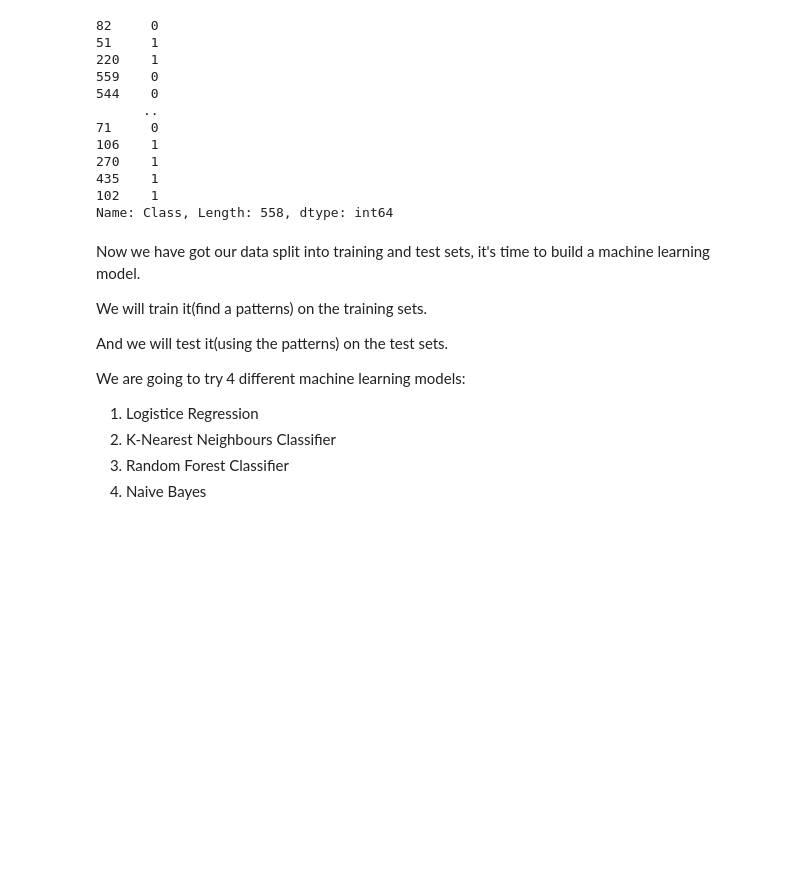
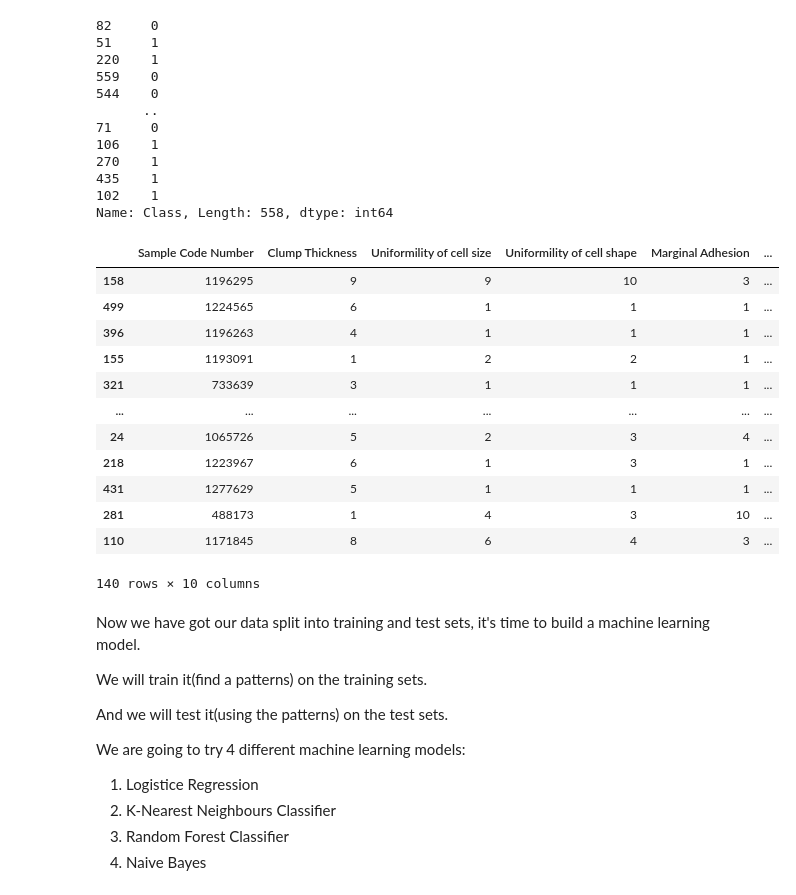
Before and after one commit to kiran-bhandari16/Breast-Cancer-Prediction-Project, a Jupyter notebook: end-to-end-breast-cancer-classification.ipynb, the cells around one changed output. Saved outputs shown, nothing was run; the diff lists cells and outputs as text; code cells hidden in the pictures; blank space fills up the shorter version.

```diff
--- a/end-to-end-breast-cancer-classification.ipynb
+++ b/end-to-end-breast-cancer-classification.ipynb
@@ -446,6 +444,22 @@ y_train
 435    1
 102    1
 Name: Class, Length: 558, dtype: int64
+# %%
+X_test
+# %% [output]
+|  | Sample Code Number | Clump Thickness | Uniformility of cell size | Uniformility of cell shape | Marginal Adhesion | ... |
+| 158 | 1196295 | 9 | 9 | 10 | 3 | ... |
+| 499 | 1224565 | 6 | 1 | 1 | 1 | ... |
+| 396 | 1196263 | 4 | 1 | 1 | 1 | ... |
+| 155 | 1193091 | 1 | 2 | 2 | 1 | ... |
+| 321 | 733639 | 3 | 1 | 1 | 1 | ... |
+| ... | ... | ... | ... | ... | ... | ... |
+| 24 | 1065726 | 5 | 2 | 3 | 4 | ... |
+| 218 | 1223967 | 6 | 1 | 3 | 1 | ... |
+| 431 | 1277629 | 5 | 1 | 1 | 1 | ... |
+| 281 | 488173 | 1 | 4 | 3 | 10 | ... |
+| 110 | 1171845 | 8 | 6 | 4 | 3 | ... |
+140 rows × 10 columns
 # %% [markdown]
 
 Now we have got our data split into training and test sets, it's time to build a machine learning model.
```
Also changed, not shown: parts of 13 cells of this notebook.
